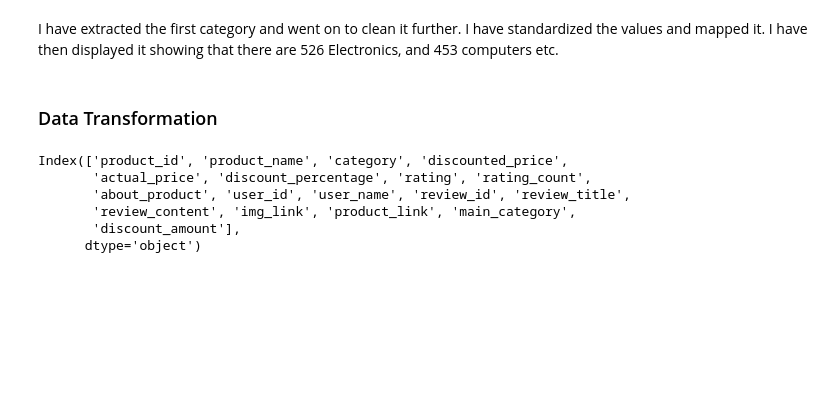
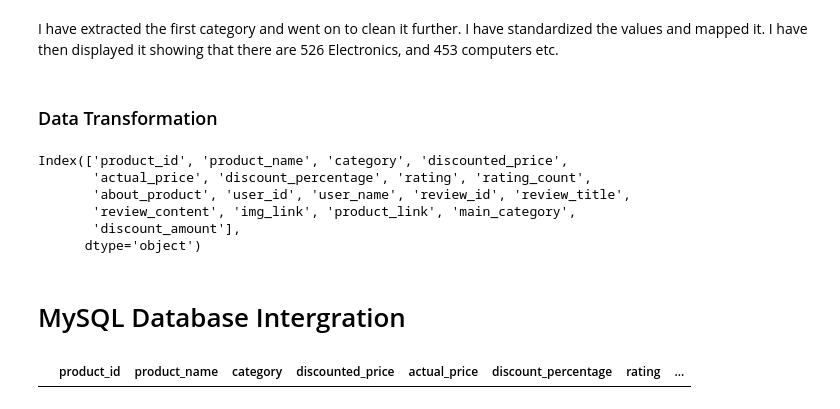
Before and after one commit to CheropS/Amazon-Dataset-Analysis, a Jupyter notebook: index.ipynb, the cells around one changed output. Drawn from its saved outputs; the diff is of its cells as text; code cells hidden in the pictures; blank space fills up the shorter version.

Commit message:
create table products

```diff
--- a/index.ipynb
+++ b/index.ipynb
@@ -257,3 +261,5 @@ Index(['product_id', 'product_name', 'category', 'discounted_price',
+# %% [markdown]
+# MySQL Database Intergration
 # %%
 # Create database if not exists
 create_db_query = "CREATE DATABASE IF NOT EXISTS ecommerce_db;"
@@ -277,2 +295,9 @@ CREATE TABLE IF NOT EXISTS products (
 """
 execute_query(create_raw_data_table_query)
+# %%
+fetch_query = "SELECT * FROM products LIMIT 10"
+# Load data into a Pandas DataFrame
+fetched_df = pd.read_sql_query(fetch_query, conn)
+fetched_df.head()
+# %% [output]
+|  | product_id | product_name | category | discounted_price | actual_price | discount_percentage | rating | ... |
```
Also changed, not shown: parts of 3 cells of this notebook.
